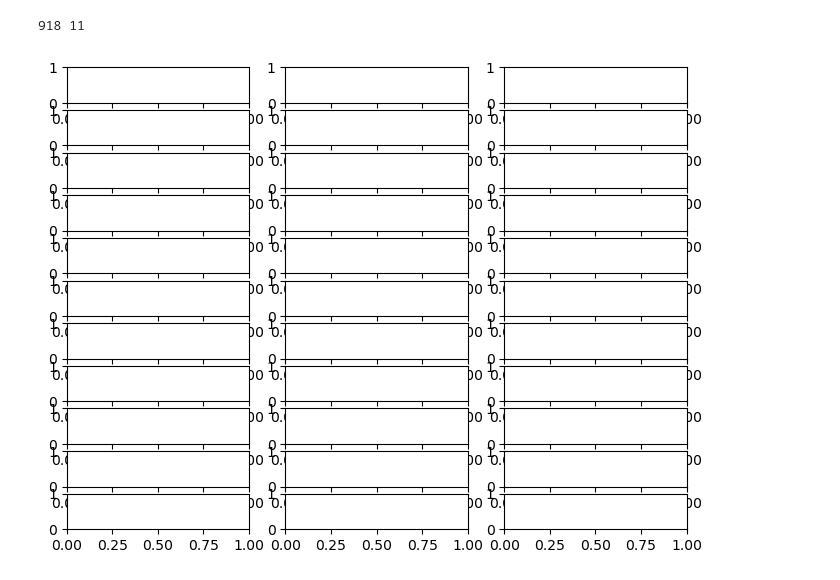
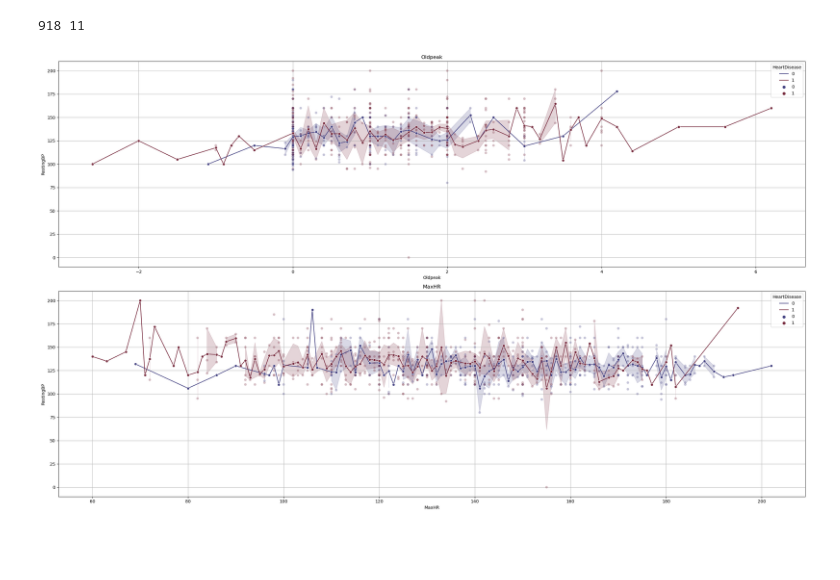
Before and after one commit to zeekwired/Project-2, a Jupyter notebook: Project 2.ipynb, the cells around one changed output. Cells and saved outputs as stored; diff of their text form; code cells hidden in the pictures; blank space fills up the shorter version.

```diff
--- a/Project 2.ipynb
+++ b/Project 2.ipynb
@@ -170,7 +170,7 @@ Name: HeartDisease, dtype: int64
 # Using with plt.style.context to format only this histsgram
 with plt.style.context(['seaborn-muted', 'dark_background']):
     # Plotting histogram with seaborns histplot
-    ax = sns.histplot(data=df_copy, x=df_copy['Sex'], hue=df_copy['Sex'], legend=True, palette='icefire')
+    ax = sns.histplot(data=df_copy, x='Sex', hue='Sex', legend=True, palette='icefire')
     # setting xlabel for histogram
     plt.xlabel('Sex of patients', fontsize=16)
     # setting ylabel for histogram
@@ -237,11 +237,21 @@ rows, cols = df_copy.shape
 print(rows, cols)
 # %% [output]
 918 11
-# %%
-with plt.style.context('seaborn-muted'):
-    fig, ax = plt.subplots(11, 3, figsize=(8,6))
-
-    for i in df_copy.columns:
-        sns.lineplot(data=df_copy, x='RestingBP', y='Age', hue=)
-# %% [output]
-[figure, removed]
+# %%
+df_plot=df_copy[['Oldpeak', 'MaxHR']]
+# %%
+with plt.style.context('seaborn-muted'):
+    fig, ax = plt.subplots(2, 1, figsize=(25,15))
+    ax = ax.ravel()
+
+    for i, col in enumerate(df_plot[1:]):
+        sns.lineplot(data=df_copy, x=df_plot[col], y='RestingBP', hue='HeartDisease', ax=ax[i], palette='icefire', zorder=3, linestyle='-', marker='o')
+        sns.scatterplot(data=df_copy, x=df_plot[col], y='RestingBP', hue='HeartDisease', ax=ax[i], palette='icefire', zorder=2, alpha=0.3)
+        ax[i].set_title(f'{col}')
+        ax[i].grid(zorder=0)
+
+
+plt.tight_layout()
+plt.show();
+# %% [output]
+[figure, added]
```
